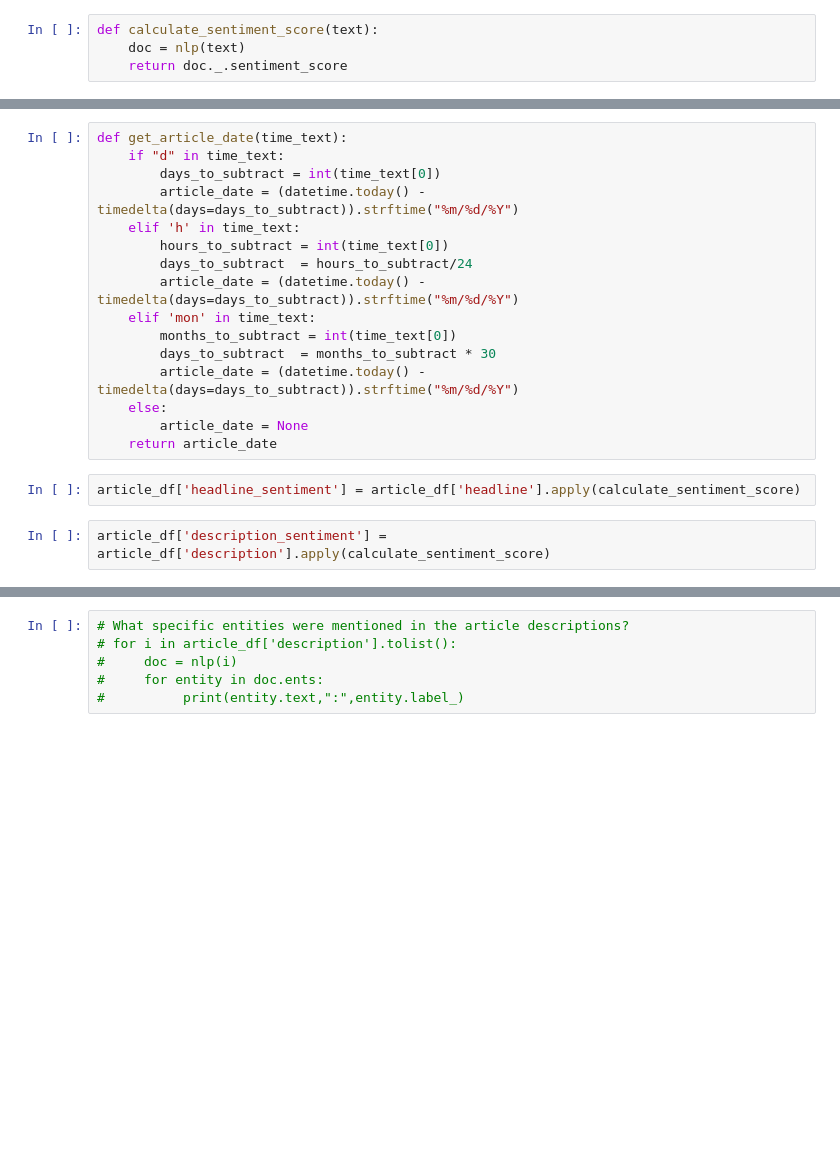
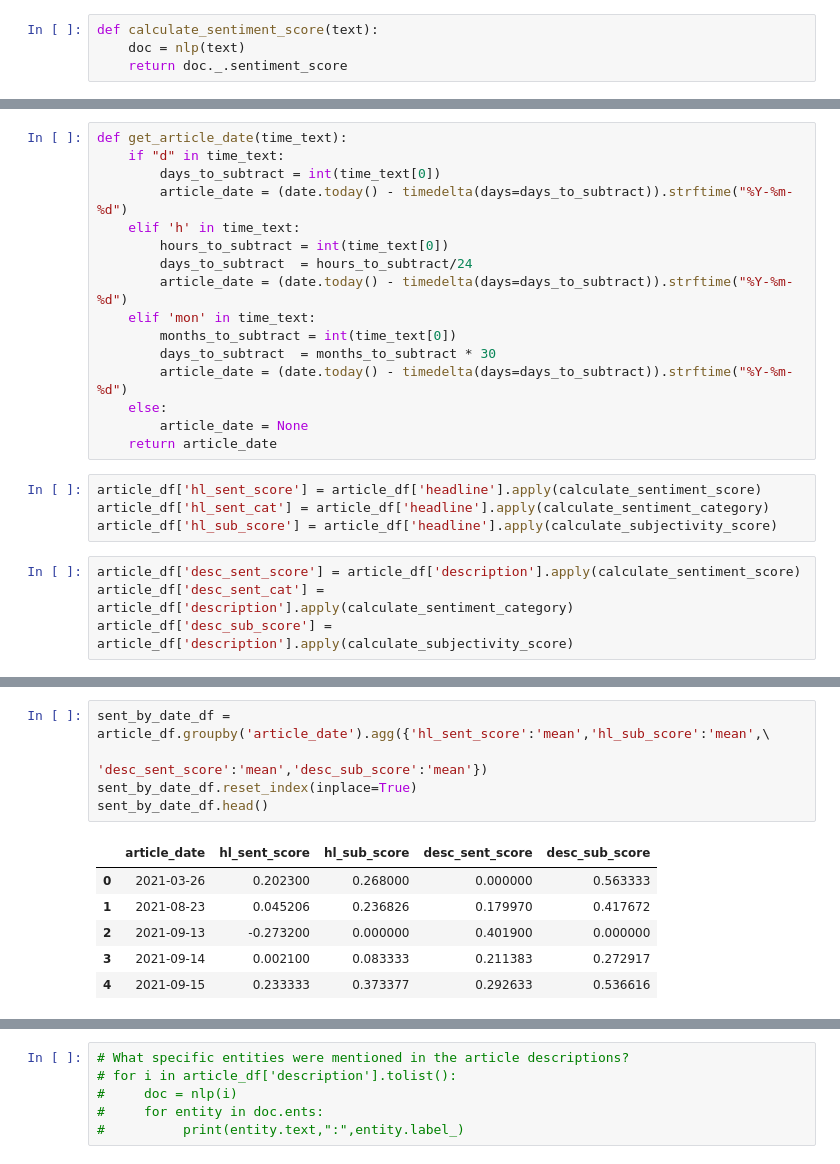
Before and after one commit to aaoliv02/bing_news_web_scrapping, a Jupyter notebook: bing_news_web_scraping.ipynb, the cells around one changed output, grey strips where cells are left out. Cells and saved outputs as stored; diff of their text form; blank space fills up the shorter version.

```diff
--- a/bing_news_web_scraping.ipynb
+++ b/bing_news_web_scraping.ipynb
@@ -154,21 +207,25 @@ def calculate_sentiment_score(text):
 def get_article_date(time_text):
     if "d" in time_text:
         days_to_subtract = int(time_text[0])
-        article_date = (datetime.today() - timedelta(days=days_to_subtract)).strftime("%m/%d/%Y")
+        article_date = (date.today() - timedelta(days=days_to_subtract)).strftime("%Y-%m-%d")
     elif 'h' in time_text:
         hours_to_subtract = int(time_text[0])
         days_to_subtract  = hours_to_subtract/24
-        article_date = (datetime.today() - timedelta(days=days_to_subtract)).strftime("%m/%d/%Y")
+        article_date = (date.today() - timedelta(days=days_to_subtract)).strftime("%Y-%m-%d")
     elif 'mon' in time_text:
         months_to_subtract = int(time_text[0])
         days_to_subtract  = months_to_subtract * 30
-        article_date = (datetime.today() - timedelta(days=days_to_subtract)).strftime("%m/%d/%Y")
+        article_date = (date.today() - timedelta(days=days_to_subtract)).strftime("%Y-%m-%d")
     else:
         article_date = None
     return article_date
 # %%
-article_df['headline_sentiment'] = article_df['headline'].apply(calculate_sentiment_score)
+article_df['hl_sent_score'] = article_df['headline'].apply(calculate_sentiment_score)
+article_df['hl_sent_cat'] = article_df['headline'].apply(calculate_sentiment_category)
+article_df['hl_sub_score'] = article_df['headline'].apply(calculate_subjectivity_score)
 # %%
-article_df['description_sentiment'] = article_df['description'].apply(calculate_sentiment_score)
+article_df['desc_sent_score'] = article_df['description'].apply(calculate_sentiment_score)
+article_df['desc_sent_cat'] = article_df['description'].apply(calculate_sentiment_category)
+article_df['desc_sub_score'] = article_df['description'].apply(calculate_subjectivity_score)
 # %%
 article_df['article_date'] = article_df['time'].apply(get_article_date)
@@ -178,0 +270,12 @@ from yahoo_fin import stock_info as si
+# %%
+sent_by_date_df = article_df.groupby('article_date').agg({'hl_sent_score':'mean','hl_sub_score':'mean',\
+                                                 'desc_sent_score':'mean','desc_sub_score':'mean'})
+sent_by_date_df.reset_index(inplace=True)
+sent_by_date_df.head()
+# %% [output]
+|  | article_date | hl_sent_score | hl_sub_score | desc_sent_score | desc_sub_score |
+| 0 | 2021-03-26 | 0.202300 | 0.268000 | 0.000000 | 0.563333 |
+| 1 | 2021-08-23 | 0.045206 | 0.236826 | 0.179970 | 0.417672 |
+| 2 | 2021-09-13 | -0.273200 | 0.000000 | 0.401900 | 0.000000 |
+| 3 | 2021-09-14 | 0.002100 | 0.083333 | 0.211383 | 0.272917 |
+| 4 | 2021-09-15 | 0.233333 | 0.373377 | 0.292633 | 0.536616 |
```
Also changed, not shown: parts of 26 cells of this notebook.
